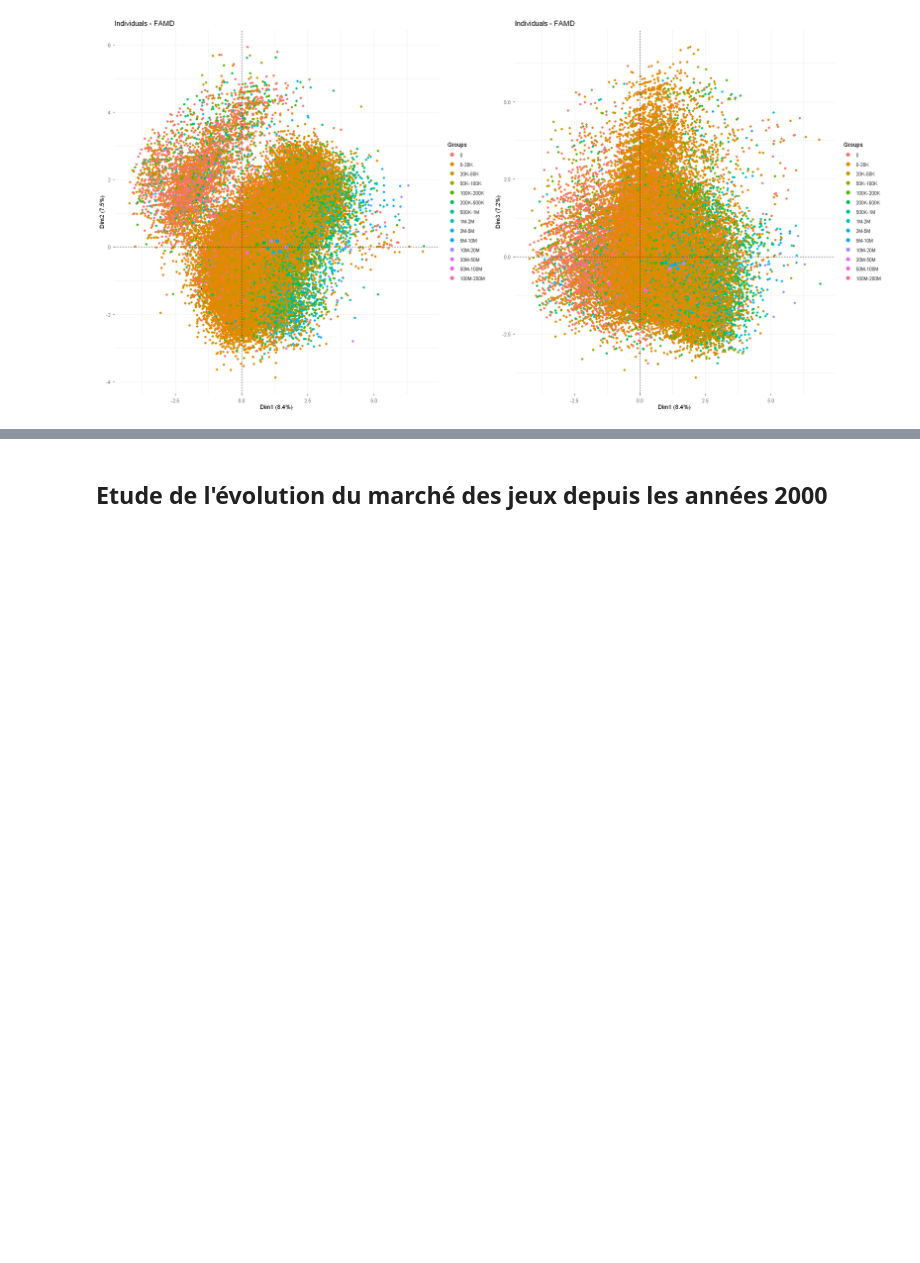
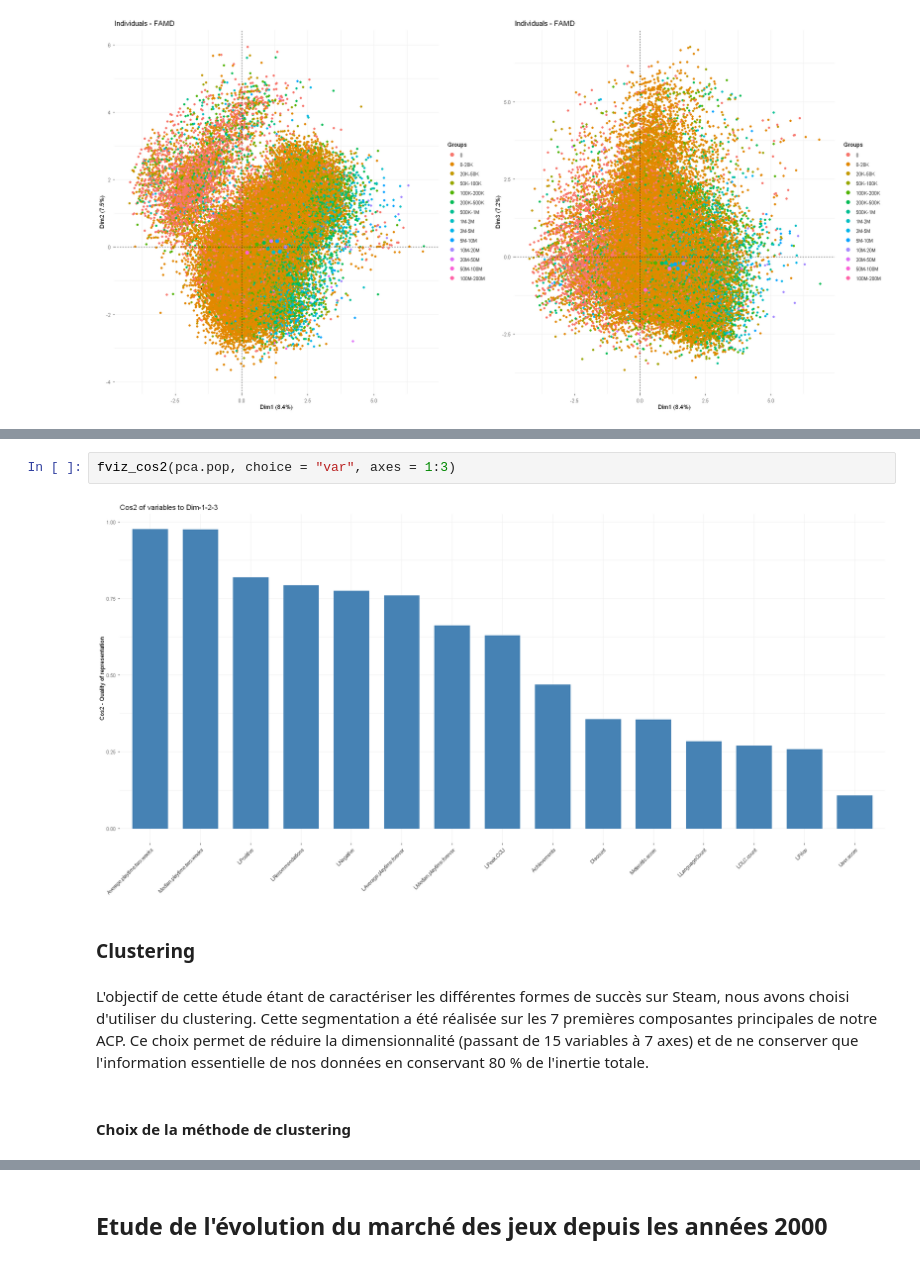
Before and after one commit to LjAquinox/Projet_Analyse_Steam, a Jupyter notebook: notebook_R.ipynb, the cells around one changed output, grey strips where cells are left out. Saved outputs shown, nothing was run; the diff lists cells and outputs as text; blank space fills up the shorter version.

```diff
--- a/notebook_R.ipynb
+++ b/notebook_R.ipynb
@@ -1206,0 +1301,10 @@ Maintenant que nous avons réussi à trouver que les variables *Language.count*
+# %%
+fviz_cos2(pca.pop, choice = "var", axes = 1:3)
+# %% [output]
+[figure, added]
+# %% [markdown]
+### Clustering
+# %% [markdown]
+L'objectif de cette étude étant de caractériser les différentes formes de succès sur Steam, nous avons choisi d'utiliser du clustering. Cette segmentation a été réalisée sur les 7 premières composantes principales de notre ACP. Ce choix permet de réduire la dimensionnalité (passant de 15 variables à 7 axes) et de ne conserver que l'information essentielle de nos données en conservant 80 % de l'inertie totale.
+# %% [markdown]
+#### Choix de la méthode de clustering
```
Also changed, not shown: parts of 63 cells of this notebook.
